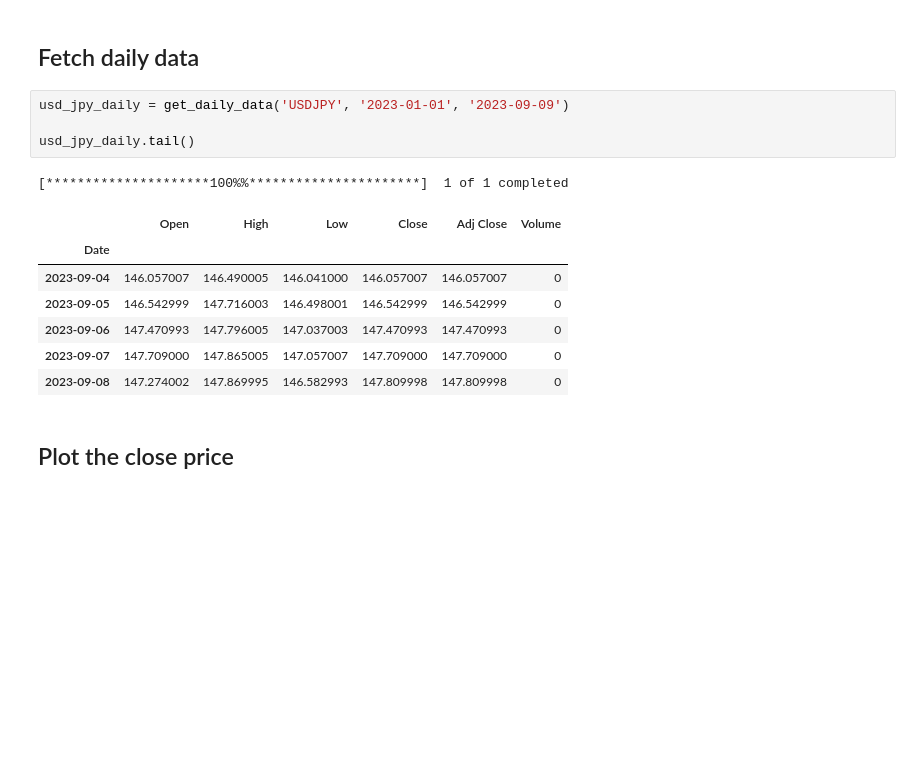
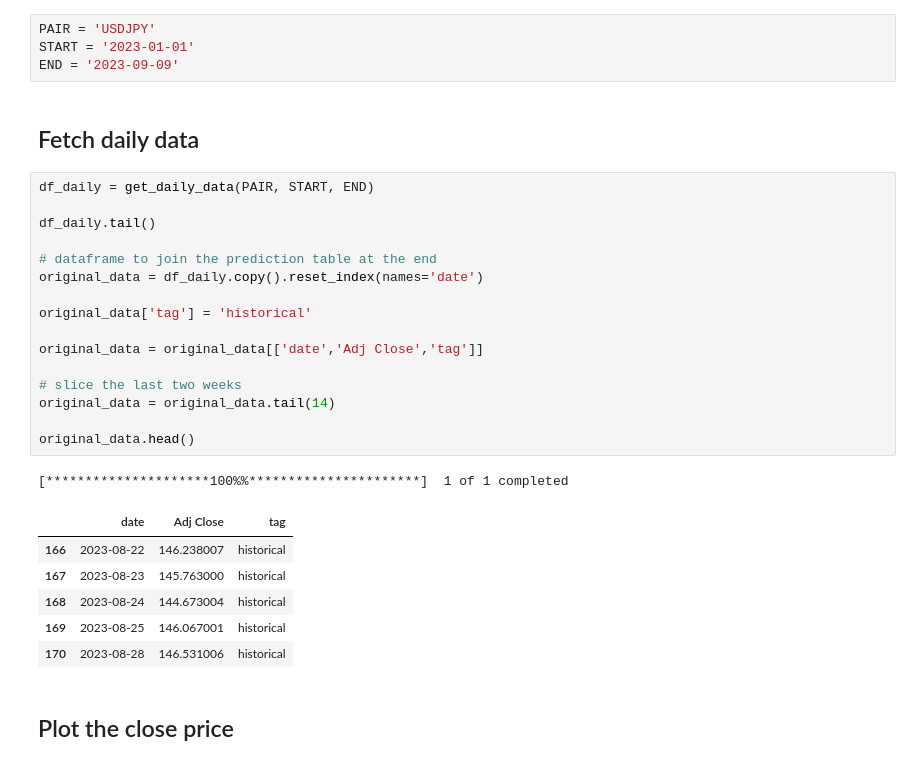
Before and after one commit to mojtaba-peyrovi/stock_trading_ml_experiment, a Jupyter notebook: PMARIMA_cross_validation.ipynb, the cells around one changed output. Cells and saved outputs as stored; diff of their text form; blank space fills up the shorter version.

```diff
--- a/PMARIMA_cross_validation.ipynb
+++ b/PMARIMA_cross_validation.ipynb
@@ -14,21 +14,36 @@ from plot import plot_basic_close, pred_vs_real_plot
 # %%
 import yfinance as yf
 yf.pdr_override()
+# %%
+PAIR = 'USDJPY'
+START = '2023-01-01'
+END = '2023-09-09'
 # %% [markdown]
 ## Fetch daily data
 # %%
-usd_jpy_daily = get_daily_data('USDJPY', '2023-01-01', '2023-09-09')
+df_daily = get_daily_data(PAIR, START, END)
 
-usd_jpy_daily.tail()
+df_daily.tail()
+
+# dataframe to join the prediction table at the end
+original_data = df_daily.copy().reset_index(names='date')
+
+original_data['tag'] = 'historical'
+
+original_data = original_data[['date','Adj Close','tag']]
+
+# slice the last two weeks
+original_data = original_data.tail(14)
+
+original_data.head()
 # %% [output]
 [*********************100%%**********************]  1 of 1 completed
-|  | Open | High | Low | Close | Adj Close | Volume |
-| Date |  |  |  |  |  |  |
-| 2023-09-04 | 146.057007 | 146.490005 | 146.041000 | 146.057007 | 146.057007 | 0 |
-| 2023-09-05 | 146.542999 | 147.716003 | 146.498001 | 146.542999 | 146.542999 | 0 |
-| 2023-09-06 | 147.470993 | 147.796005 | 147.037003 | 147.470993 | 147.470993 | 0 |
-| 2023-09-07 | 147.709000 | 147.865005 | 147.057007 | 147.709000 | 147.709000 | 0 |
-| 2023-09-08 | 147.274002 | 147.869995 | 146.582993 | 147.809998 | 147.809998 | 0 |
+|  | date | Adj Close | tag |
+| 166 | 2023-08-22 | 146.238007 | historical |
+| 167 | 2023-08-23 | 145.763000 | historical |
+| 168 | 2023-08-24 | 144.673004 | historical |
+| 169 | 2023-08-25 | 146.067001 | historical |
+| 170 | 2023-08-28 | 146.531006 | historical |
 # %% [markdown]
 ## Plot the close price
 # %%
```
Also changed, not shown: parts of 9 cells of this notebook.
